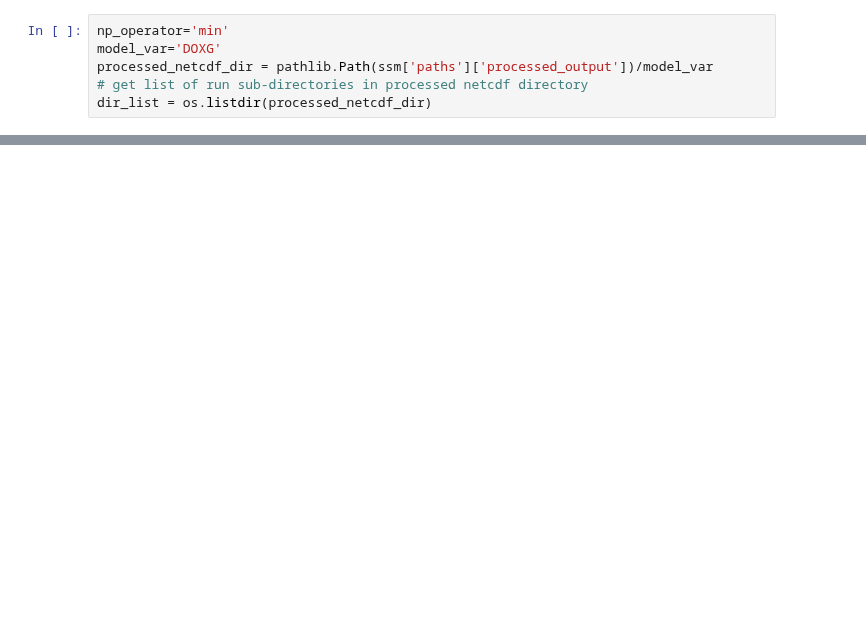
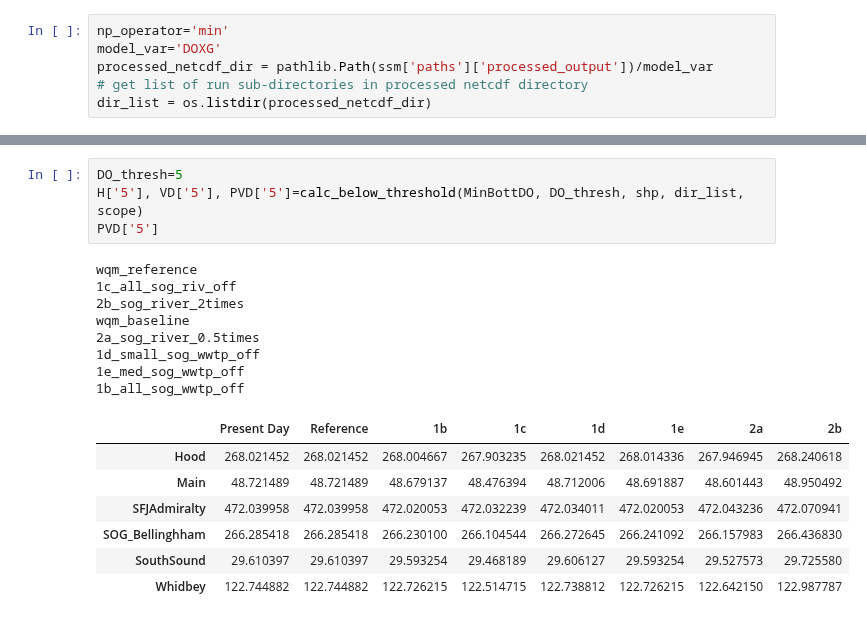
Before and after one commit to UW-PSI/SalishSeaModel-analysis, a Jupyter notebook: notebooks/dev_days_impaired.ipynb, the cells around one changed output, grey strips where cells are left out. Drawn from its saved outputs; the diff is of its cells as text; blank space fills up the shorter version.

```diff
--- a/notebooks/dev_days_impaired.ipynb
+++ b/notebooks/dev_days_impaired.ipynb
@@ -60,0 +220,20 @@ with pandas.ExcelWriter(pathlib.Path(excel_output_path)/'ImpairedDays.xlsx', mod
+# %%
+DO_thresh=5
+H['5'], VD['5'], PVD['5']=calc_below_threshold(MinBottDO, DO_thresh, shp, dir_list, scope)
+PVD['5']
+# %% [output]
+wqm_reference
+1c_all_sog_riv_off
+2b_sog_river_2times
+wqm_baseline
+2a_sog_river_0.5times
+1d_small_sog_wwtp_off
+1e_med_sog_wwtp_off
+1b_all_sog_wwtp_off
+|  | Present Day | Reference | 1b | 1c | 1d | 1e | 2a | 2b |
+| Hood | 268.021452 | 268.021452 | 268.004667 | 267.903235 | 268.021452 | 268.014336 | 267.946945 | 268.240618 |
+| Main | 48.721489 | 48.721489 | 48.679137 | 48.476394 | 48.712006 | 48.691887 | 48.601443 | 48.950492 |
+| SFJAdmiralty | 472.039958 | 472.039958 | 472.020053 | 472.032239 | 472.034011 | 472.020053 | 472.043236 | 472.070941 |
+| SOG_Bellinghham | 266.285418 | 266.285418 | 266.230100 | 266.104544 | 266.272645 | 266.241092 | 266.157983 | 266.436830 |
+| SouthSound | 29.610397 | 29.610397 | 29.593254 | 29.468189 | 29.606127 | 29.593254 | 29.527573 | 29.725580 |
+| Whidbey | 122.744882 | 122.744882 | 122.726215 | 122.514715 | 122.738812 | 122.726215 | 122.642150 | 122.987787 |
```
Also changed, not shown: parts of 39 cells of this notebook.
